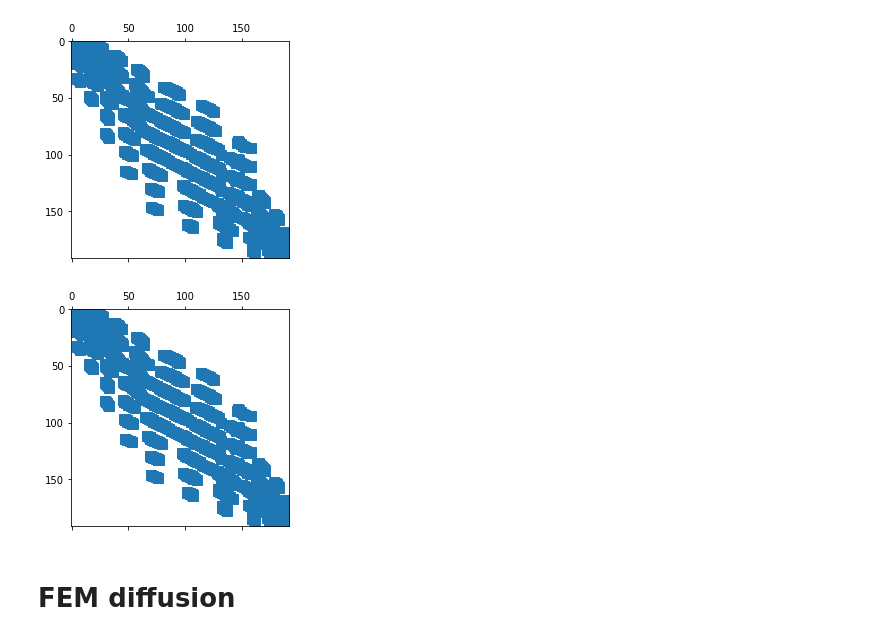
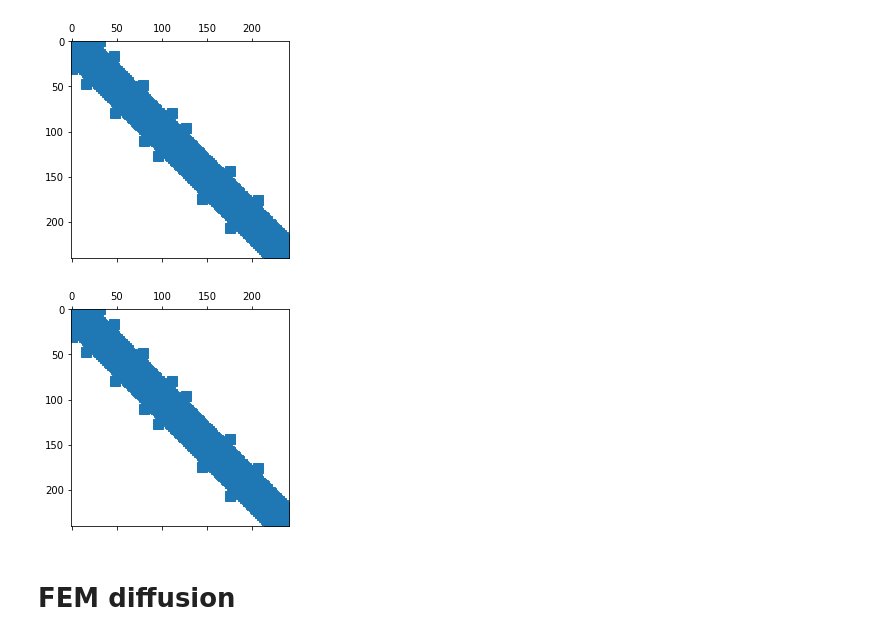
Before and after one commit to MartMilani/PDM, a Jupyter notebook: codes/03.FEM_laplacian/equiangular/mass_lumping/BL/17_diffusion_FEM_vs_GRAPH.ipynb, the cells around one changed output. Saved outputs shown, nothing was run; the diff lists cells and outputs as text; code cells hidden in the pictures.

```diff
--- a/codes/03.FEM_laplacian/equiangular/mass_lumping/BL/17_diffusion_FEM_vs_GRAPH.ipynb
+++ b/codes/03.FEM_laplacian/equiangular/mass_lumping/BL/17_diffusion_FEM_vs_GRAPH.ipynb
@@ -1,37 +1,39 @@
 # %%
 import scipy.sparse
 import matplotlib
 from mpl_toolkits.mplot3d import Axes3D
 
 import mpl_toolkits.mplot3d as a3
 import matplotlib.colors as colors
 import pylab as pl
 import scipy as sp
 from scipy.spatial import ConvexHull
 import matplotlib.pyplot as plt
 import numpy as np
 %matplotlib inline
 import healpy as hp
 
-
-nside = 4
-
-
-L = scipy.sparse.load_npz('../../../HEALPix/10_matrices/stiffness_matrix_{}.npz'.format(nside))
-B = scipy.sparse.load_npz('../../../HEALPix/10_matrices/mass_matrix_{}.npz'.format(nside))
-reordering_mask = np.load("../../../HEALPix/15_reordering_masks/reordering_mask_{}.npy".format(nside))
+bw = 8
+npix = 2*bw*(2*bw-1)+1
+L = scipy.sparse.load_npz('../../../equiangular/normal/matrices/stiffness_matrix_{}.npz'.format(bw))
+B = scipy.sparse.load_npz('../../../equiangular/normal/matrices/mass_matrix_{}.npz'.format(bw))
+reordering_mask = np.load("../../../equiangular/normal/15_reordering_masks/reordering_mask_{}.npy".format(bw))
 L = L[reordering_mask]
 B = B[reordering_mask]
+L = L[:,reordering_mask]
+B = B[:,reordering_mask]
+
 plt.spy(L)
 plt.show()
 plt.spy(B)
 plt.show()
+
 B_inv = scipy.sparse.linalg.inv(B)
-signal = np.zeros(12*nside**2)
+signal = np.zeros(npix)
 signal[0] = 1
 # %% [output]
-[figure, old version]
+[figure, new version]
-[figure, old version]
+[figure, new version]
 # %%
 def subplotsphere(fig, signal, coords, tri, j):
     ax = fig.add_subplot(2,2,j+1, projection='3d')
```
Also changed, not shown: parts of 6 cells of this notebook, 51 other files.
